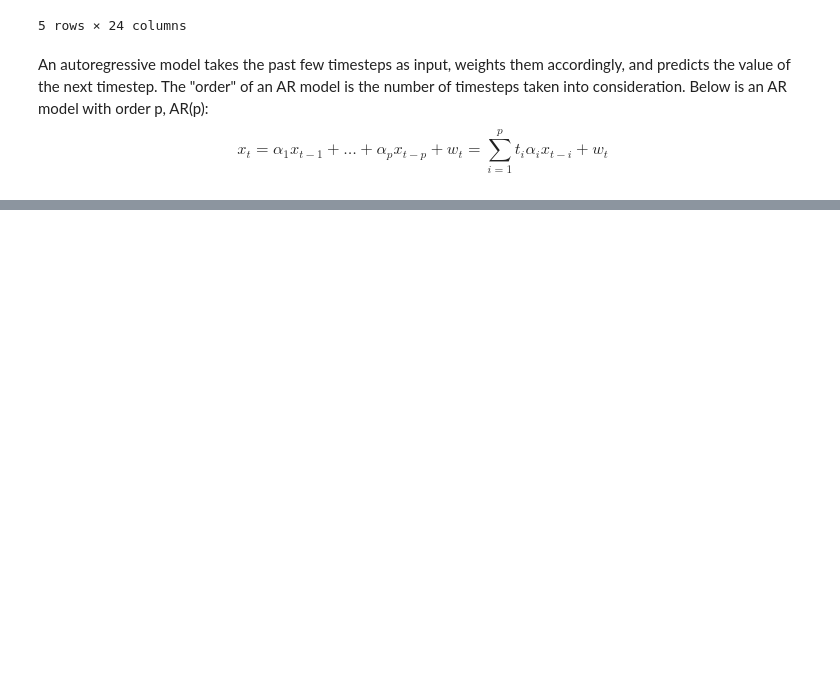
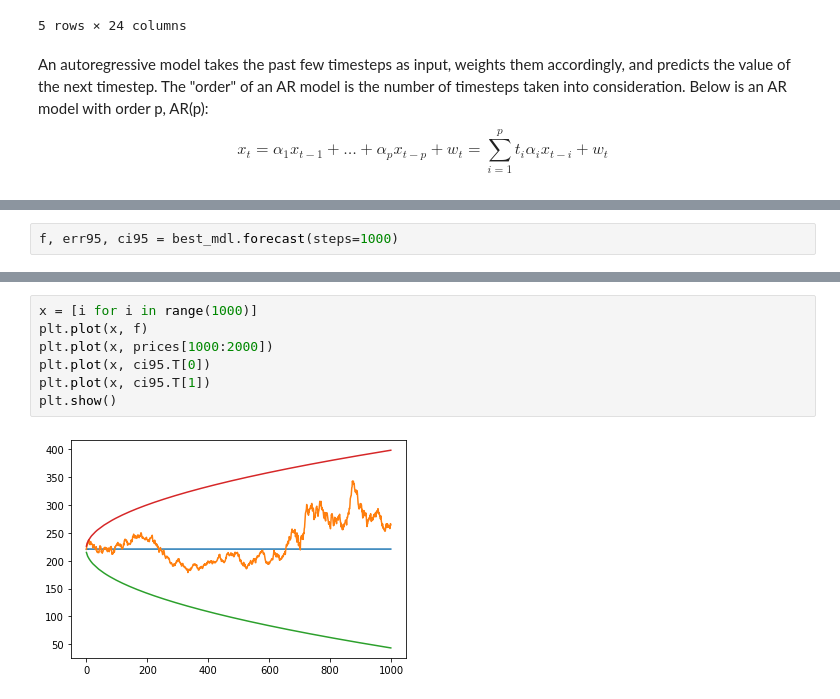
Before and after one commit to reinaw1012/trading, a Jupyter notebook: Autoregression.ipynb, the cells around one changed output, grey strips where cells are left out. Saved outputs shown, nothing was run; the diff lists cells and outputs as text; blank space fills up the shorter version.

```diff
--- a/Autoregression.ipynb
+++ b/Autoregression.ipynb
@@ -235,0 +235,2 @@ def allocate1(asset_prices):
+# %%
+f, err95, ci95 = best_mdl.forecast(steps=1000)
@@ -235,0 +264,9 @@ def allocate1(asset_prices):
+# %%
+x = [i for i in range(1000)]
+plt.plot(x, f)
+plt.plot(x, prices[1000:2000])
+plt.plot(x, ci95.T[0])
+plt.plot(x, ci95.T[1])
+plt.show()
+# %% [output]
+[figure, added]
```
Also changed, not shown: parts of 9 cells of this notebook, 2 other files.
